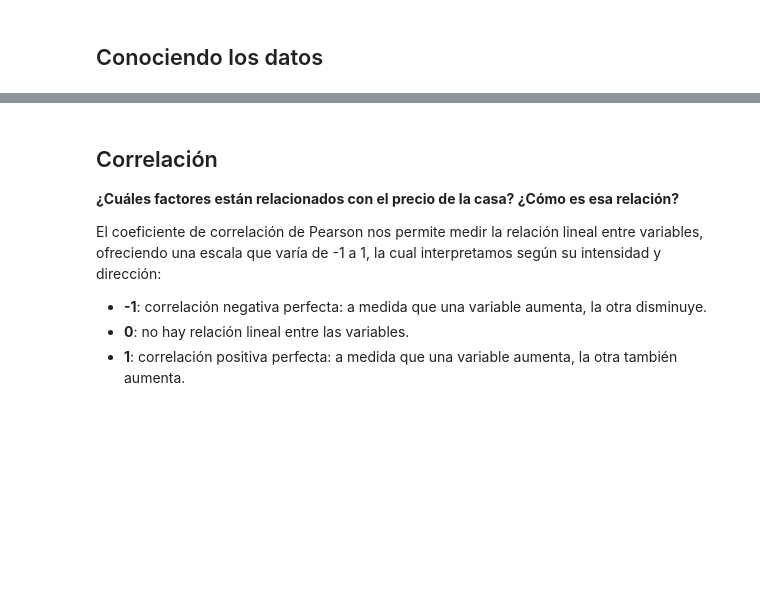
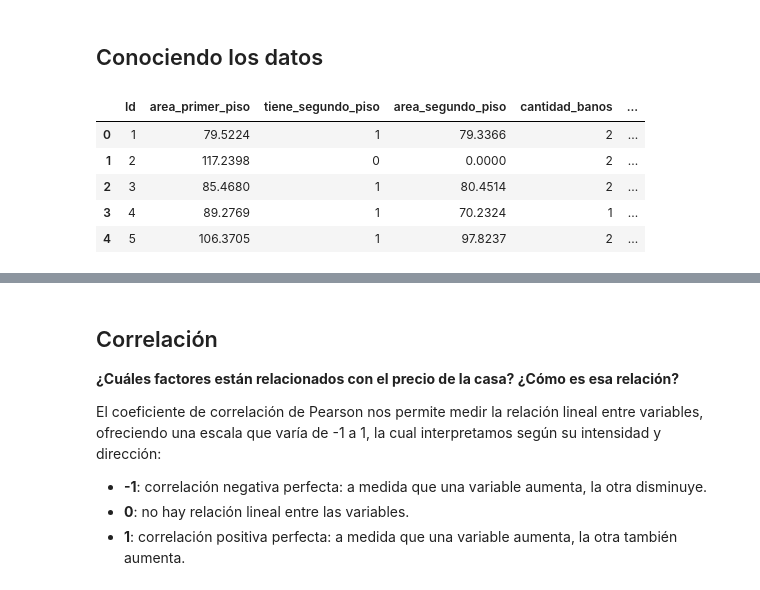
Before and after one commit to AndresCMontejo/relaciones-regresion-lineal, a Jupyter notebook: precios_de_inmuebles_regresion_lineal.ipynb, the cells around one changed output, grey strips where cells are left out. Drawn from its saved outputs; the diff is of its cells as text; code cells hidden in the pictures; blank space fills up the shorter version.

```diff
--- a/precios_de_inmuebles_regresion_lineal.ipynb
+++ b/precios_de_inmuebles_regresion_lineal.ipynb
@@ -22,2 +25,14 @@ Base de datos simplificada e inspirada en [House Prices](https://www.kaggle.com/
+# %%
+#Leyendo los datos
+import pandas as pd
+datos = pd.read_csv('/content/drive/MyDrive/ETL/precios_casas.csv')
+datos.head()
+# %% [output]
+|  | Id | area_primer_piso | tiene_segundo_piso | area_segundo_piso | cantidad_banos | ... |
+| 0 | 1 | 79.5224 | 1 | 79.3366 | 2 | ... |
+| 1 | 2 | 117.2398 | 0 | 0.0000 | 2 | ... |
+| 2 | 3 | 85.4680 | 1 | 80.4514 | 2 | ... |
+| 3 | 4 | 89.2769 | 1 | 70.2324 | 1 | ... |
+| 4 | 5 | 106.3705 | 1 | 97.8237 | 2 | ... |
 # %%
 #Cuáles factores fueron colectados
```
Also changed, not shown: parts of 4 cells of this notebook.
